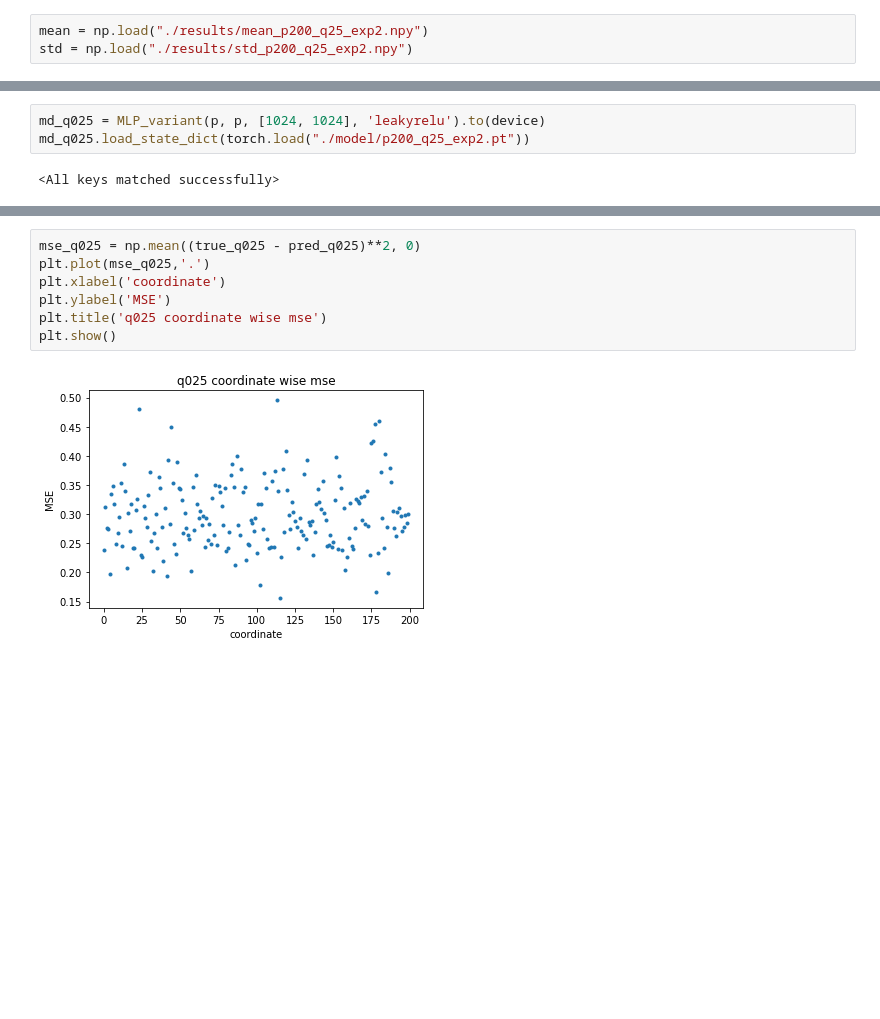
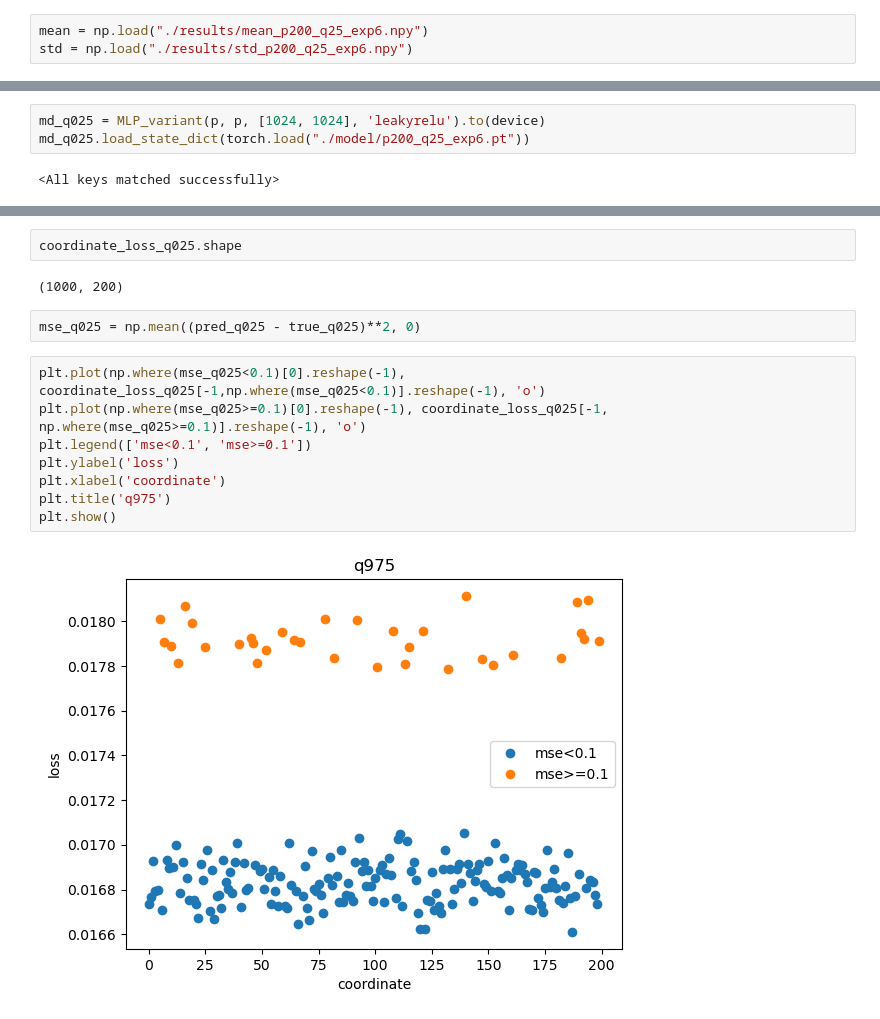
Before and after one commit to glory-99/simulation-based-inference, a Jupyter notebook: res_analysis_x15.ipynb, the cells around one changed output, grey strips where cells are left out. Cells and saved outputs as stored; diff of their text form; blank space fills up the shorter version.

```diff
--- a/res_analysis_x15.ipynb
+++ b/res_analysis_x15.ipynb
@@ -425,8 +425,8 @@ np.save("./data/gs_p200_mean", true_mean)
 true_q025 = np.load("./data/gs_p200_q025.npy")
 true_q975 = np.load("./data/gs_p200_q975.npy")
 # %%
-mean = np.load("./results/mean_p200_q25_exp2.npy")
-std = np.load("./results/std_p200_q25_exp2.npy")
+mean = np.load("./results/mean_p200_q25_exp6.npy")
+std = np.load("./results/std_p200_q25_exp6.npy")
 # %%
 Y_test_normalized = (Y_test - mean) / std
 # %%
@@ -438,7 +438,7 @@ def predict(model, Y):
     return pred.detach().cpu().numpy()
 # %%
 md_q025 = MLP_variant(p, p, [1024, 1024], 'leakyrelu').to(device)
-md_q025.load_state_dict(torch.load("./model/p200_q25_exp2.pt"))
+md_q025.load_state_dict(torch.load("./model/p200_q25_exp6.pt"))
 # %% [output]
 <All keys matched successfully>
 # %%
@@ -466,9 +466,16 @@ array([0.01857996, 0.01768403, 0.01580519, 0.01982868, 0.01777662,
-# %%
-mse_q025 = np.mean((true_q025 - pred_q025)**2, 0)
-plt.plot(mse_q025,'.')
-plt.xlabel('coordinate')
-plt.ylabel('MSE')
-plt.title('q025 coordinate wise mse')
-plt.show()
-# %% [output]
-[figure, removed]
+# %%
+coordinate_loss_q025.shape
+# %% [output]
+(1000, 200)
+# %%
+mse_q025 = np.mean((pred_q025 - true_q025)**2, 0)
+# %%
+plt.plot(np.where(mse_q025<0.1)[0].reshape(-1), coordinate_loss_q025[-1,np.where(mse_q025<0.1)].reshape(-1), 'o')
+plt.plot(np.where(mse_q025>=0.1)[0].reshape(-1), coordinate_loss_q025[-1, np.where(mse_q025>=0.1)].reshape(-1), 'o')
+plt.legend(['mse<0.1', 'mse>=0.1'])
+plt.ylabel('loss')
+plt.xlabel('coordinate')
+plt.title('q975')
+plt.show()
+# %% [output]
+[figure, added]
```
Also changed, not shown: parts of 3 cells of this notebook, 2 other files.
